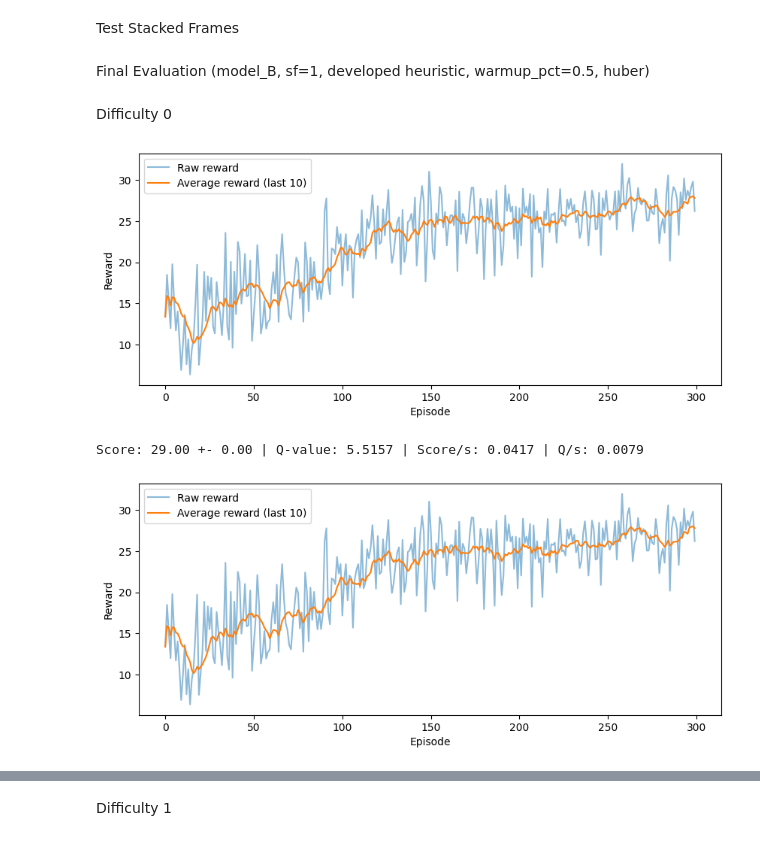
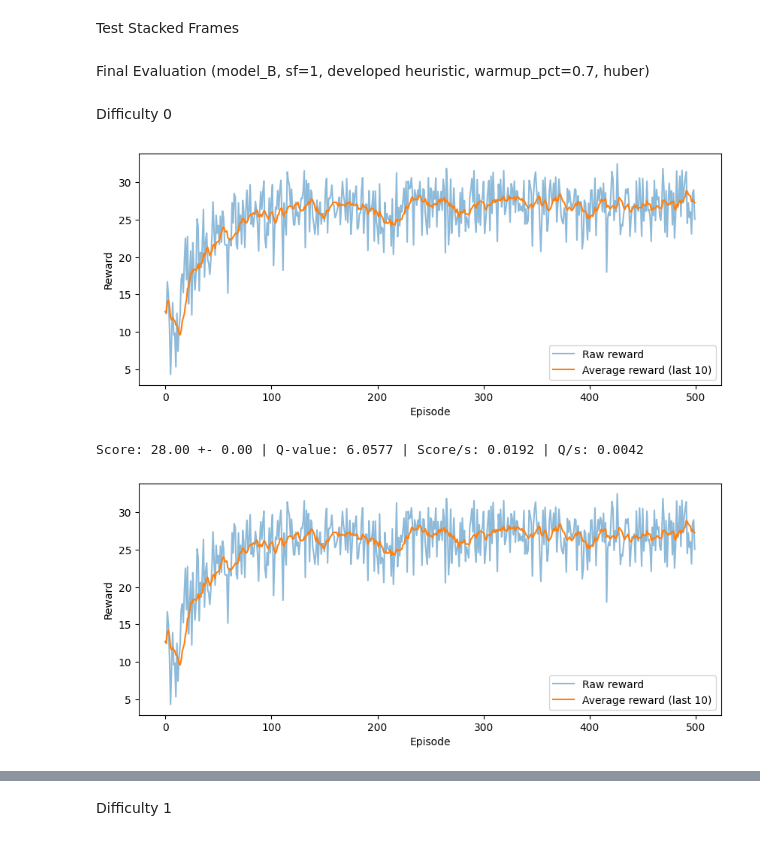
Before and after one commit to rarosilva/DL_Proj2, a Jupyter notebook: tasks/task1.ipynb, the cells around one changed output, grey strips where cells are left out. Drawn from its saved outputs; the diff is of its cells as text; code cells hidden in the pictures.

```diff
--- a/tasks/task1.ipynb
+++ b/tasks/task1.ipynb
@@ -441,18 +459,18 @@ for sf in stacked_frames:
     mean_score, std_score, mean_q, score_per_t, q_per_t = evaluate(envs["difficulty_1"], model, sf, time.time() - start)
     print(f"Score: {mean_score:.2f} +- {std_score:.2f} | Q-value: {mean_q:.4f} | Score/s: {score_per_t:.4f} | Q/s: {q_per_t:.4f}")
 # %% [markdown]
-Final Evaluation (model_B, sf=1, developed heuristic, warmup_pct=0.5, huber)
+Final Evaluation (model_B, sf=1, developed heuristic, warmup_pct=0.7, huber)
 # %% [markdown]
 Difficulty 0
 # %%
 dqn = DQN(n_frames=1, dropout=0.0).to(device)
 optimizer = optim.RMSprop(dqn.parameters(), lr=LR, alpha=0.99, eps=1e-8)
 
 start = time.time()
-train(envs["difficulty_0"], dqn, optimizer, n_episodes=300, gamma=0.99, n_frames=2, heuristic=heuristic_policy, warmup_pct=0.5, use_huber=True, save_name="model0")
+train(envs["difficulty_0"], dqn, optimizer, n_episodes=500, gamma=0.99, n_frames=1, heuristic=heuristic_policy, warmup_pct=0.7, use_huber=True, save_name="model0")
 mean_score, std_score, mean_q, score_per_t, q_per_t = evaluate(envs["difficulty_0"], dqn, 1, time.time() - start)
 print(f"Score: {mean_score:.2f} +- {std_score:.2f} | Q-value: {mean_q:.4f} | Score/s: {score_per_t:.4f} | Q/s: {q_per_t:.4f}")
 # %% [output]
-[figure, old version]
+[figure, new version]
-Score: 29.00 +- 0.00 | Q-value: 5.5157 | Score/s: 0.0417 | Q/s: 0.0079
+Score: 28.00 +- 0.00 | Q-value: 6.0577 | Score/s: 0.0192 | Q/s: 0.0042
-[figure, old version]
+[figure, new version]
```
Also changed, not shown: parts of 10 cells of this notebook.
